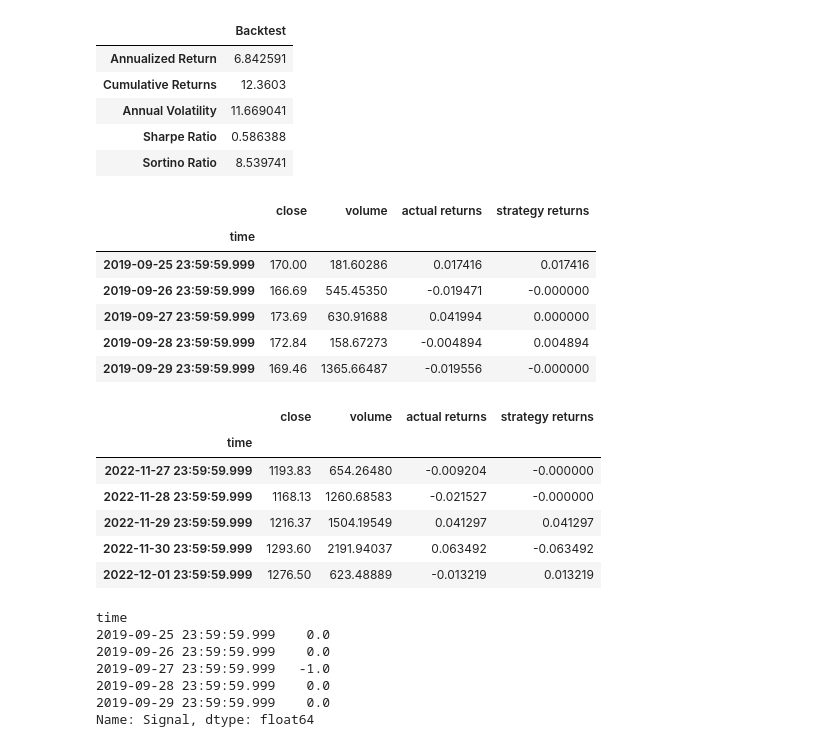
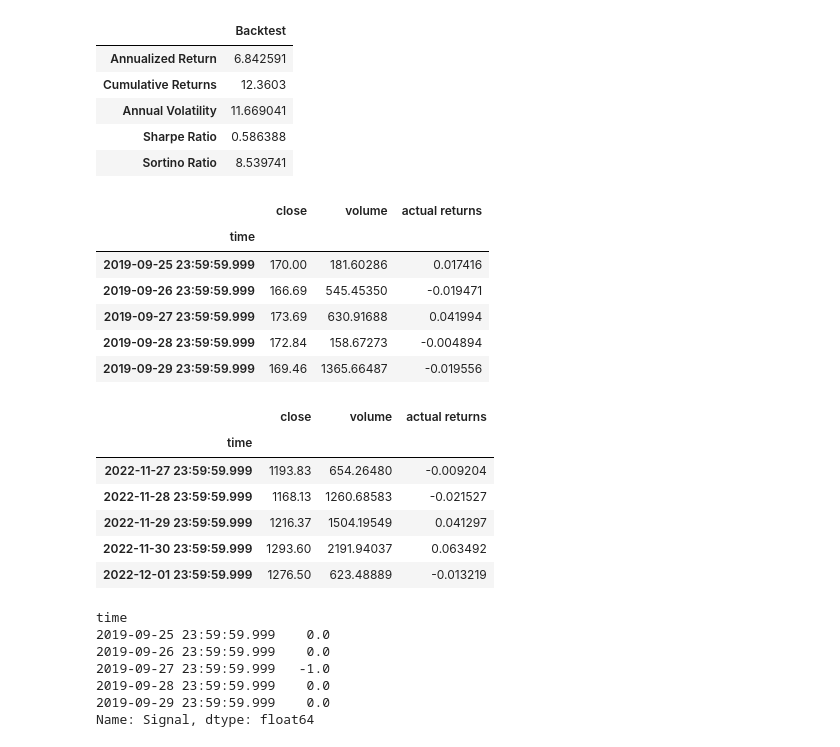
Before and after one commit to jdonnelly0804/project-2, a Jupyter notebook: Resources/Alpha.ipynb, the cells around one changed output. Cells and saved outputs as stored; diff of their text form; code cells hidden in the pictures.

```diff
--- a/Resources/Alpha.ipynb
+++ b/Resources/Alpha.ipynb
@@ -480,27 +480,27 @@ from sklearn.neighbors import KNeighborsClassifier
 from sklearn.model_selection import train_test_split
 from sklearn.metrics import confusion_matrix,classification_report
 # %%
-# Assign a copy of the `close`, `volume`, 'actual returns' and 'strategy returns' columns to a new DataFrame called `X`
-X = signals_df[['close','volume','actual returns','strategy returns']].copy()
+# Assign a copy of the `close`, `volume`, 'actual returns'  columns to a new DataFrame called `X`
+X = signals_df[['close','volume','actual returns']].copy()
 
 # Display sample data
 display(X.head())
 display(X.tail())
 # %% [output]
-|  | close | volume | actual returns | strategy returns |
-| time |  |  |  |  |
-| 2019-09-25 23:59:59.999 | 170.00 | 181.60286 | 0.017416 | 0.017416 |
-| 2019-09-26 23:59:59.999 | 166.69 | 545.45350 | -0.019471 | -0.000000 |
-| 2019-09-27 23:59:59.999 | 173.69 | 630.91688 | 0.041994 | 0.000000 |
-| 2019-09-28 23:59:59.999 | 172.84 | 158.67273 | -0.004894 | 0.004894 |
-| 2019-09-29 23:59:59.999 | 169.46 | 1365.66487 | -0.019556 | -0.000000 |
+|  | close | volume | actual returns |
+| time |  |  |  |
+| 2019-09-25 23:59:59.999 | 170.00 | 181.60286 | 0.017416 |
+| 2019-09-26 23:59:59.999 | 166.69 | 545.45350 | -0.019471 |
+| 2019-09-27 23:59:59.999 | 173.69 | 630.91688 | 0.041994 |
+| 2019-09-28 23:59:59.999 | 172.84 | 158.67273 | -0.004894 |
+| 2019-09-29 23:59:59.999 | 169.46 | 1365.66487 | -0.019556 |
-|  | close | volume | actual returns | strategy returns |
-| time |  |  |  |  |
-| 2022-11-27 23:59:59.999 | 1193.83 | 654.26480 | -0.009204 | -0.000000 |
-| 2022-11-28 23:59:59.999 | 1168.13 | 1260.68583 | -0.021527 | -0.000000 |
-| 2022-11-29 23:59:59.999 | 1216.37 | 1504.19549 | 0.041297 | 0.041297 |
-| 2022-11-30 23:59:59.999 | 1293.60 | 2191.94037 | 0.063492 | -0.063492 |
-| 2022-12-01 23:59:59.999 | 1276.50 | 623.48889 | -0.013219 | 0.013219 |
+|  | close | volume | actual returns |
+| time |  |  |  |
+| 2022-11-27 23:59:59.999 | 1193.83 | 654.26480 | -0.009204 |
+| 2022-11-28 23:59:59.999 | 1168.13 | 1260.68583 | -0.021527 |
+| 2022-11-29 23:59:59.999 | 1216.37 | 1504.19549 | 0.041297 |
+| 2022-11-30 23:59:59.999 | 1293.60 | 2191.94037 | 0.063492 |
+| 2022-12-01 23:59:59.999 | 1276.50 | 623.48889 | -0.013219 |
 # %%
 # Create a target in the `signals_df` called 'y'
 y =signals_df['Signal']
```
Also changed, not shown: parts of 3 cells of this notebook.
